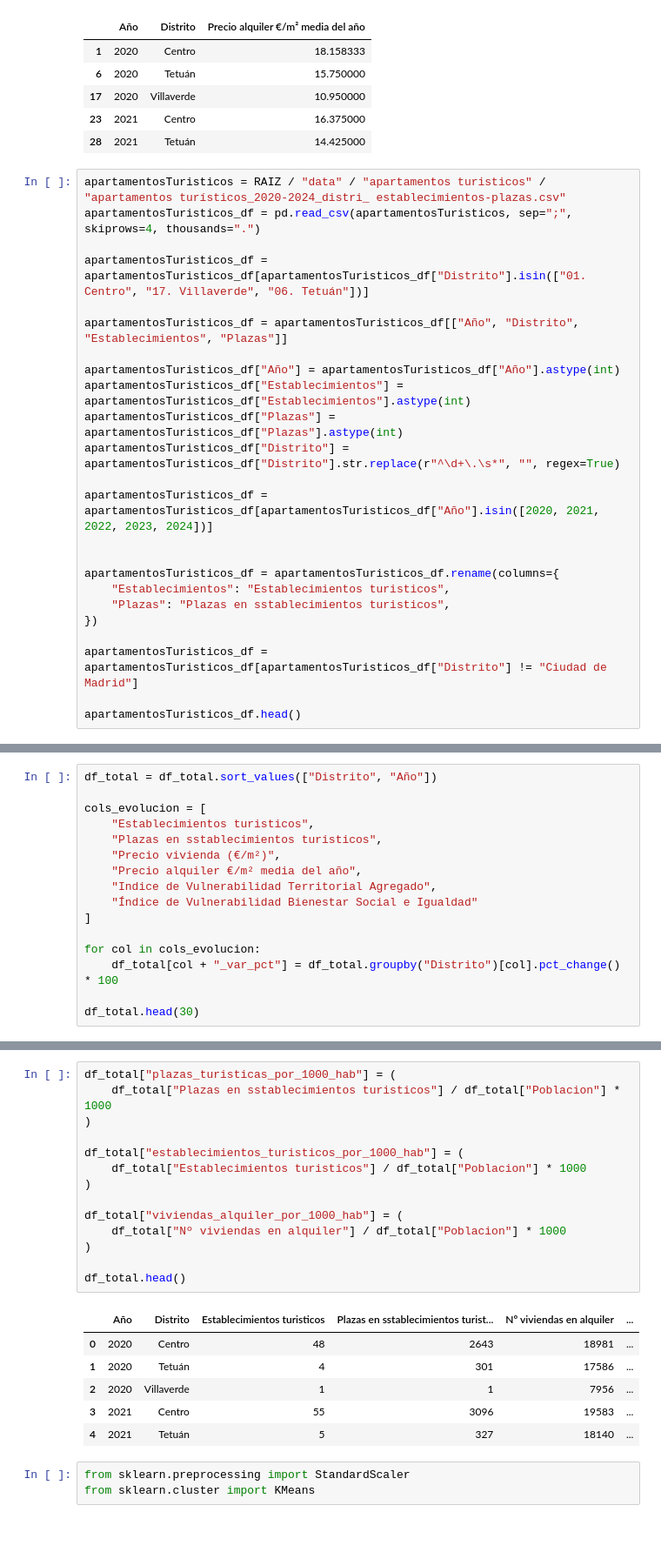
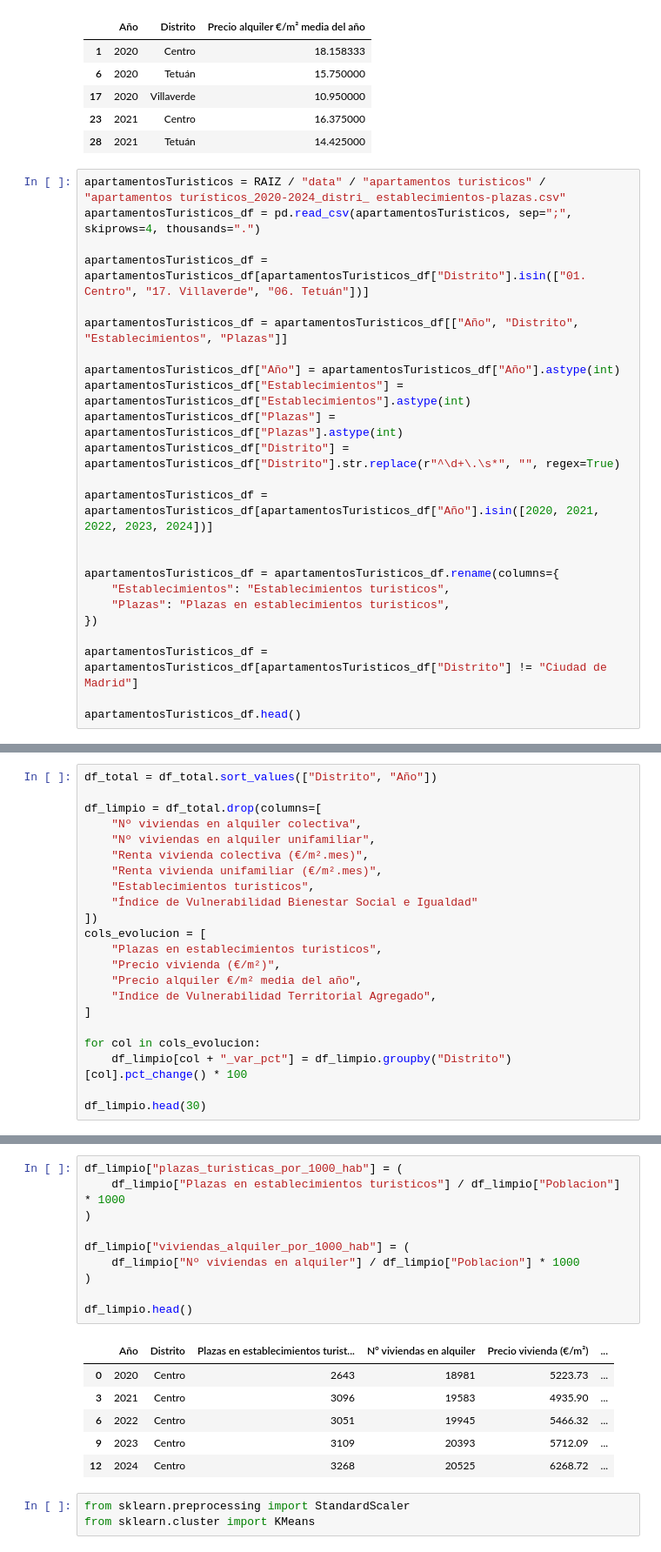
Before and after one commit to dagonz09/Analisis_vivienda_vulnerabilidad_pisos_turisticos_en_distritos_de_Madrid, a Jupyter notebook: src/Codigo/TFM.ipynb, the cells around one changed output, grey strips where cells are left out. Shown at 87% size. Drawn from its saved outputs; the diff is of its cells as text.

```diff
--- a/src/Codigo/TFM.ipynb
+++ b/src/Codigo/TFM.ipynb
@@ -182,7 +183,7 @@ apartamentosTuristicos_df = apartamentosTuristicos_df[apartamentosTuristicos_df[
 
 apartamentosTuristicos_df = apartamentosTuristicos_df.rename(columns={
     "Establecimientos": "Establecimientos turisticos",
-    "Plazas": "Plazas en sstablecimientos turisticos",
+    "Plazas": "Plazas en establecimientos turisticos",
 })
 
 apartamentosTuristicos_df = apartamentosTuristicos_df[apartamentosTuristicos_df["Distrito"] != "Ciudad de Madrid"]
@@ -370,17 +406,23 @@ num_personas                                                1.00
 # %%
 df_total = df_total.sort_values(["Distrito", "Año"])
 
+df_limpio = df_total.drop(columns=[
+    "Nº viviendas en alquiler colectiva",
+    "Nº viviendas en alquiler unifamiliar",
+    "Renta vivienda colectiva (€/m².mes)",
+    "Renta vivienda unifamiliar (€/m².mes)",
+    "Establecimientos turisticos",
+    "Índice de Vulnerabilidad Bienestar Social e Igualdad"
+])
 cols_evolucion = [
-    "Establecimientos turisticos",
-    "Plazas en sstablecimientos turisticos",
+    "Plazas en establecimientos turisticos",
     "Precio vivienda (€/m²)",
     "Precio alquiler €/m² media del año",
     "Indice de Vulnerabilidad Territorial Agregado",
-    "Índice de Vulnerabilidad Bienestar Social e Igualdad"
 ]
 
 for col in cols_evolucion:
-    df_total[col + "_var_pct"] = df_total.groupby("Distrito")[col].pct_change() * 100
+    df_limpio[col + "_var_pct"] = df_limpio.groupby("Distrito")[col].pct_change() * 100
 
-df_total.head(30)
+df_limpio.head(30)
 # %% [output]
@@ -539,24 +526,20 @@ ValueError: Could not interpret value `plazas_por_1000_viviendas_alquiler` for `
 # %%
-df_total["plazas_turisticas_por_1000_hab"] = (
-    df_total["Plazas en sstablecimientos turisticos"] / df_total["Poblacion"] * 1000
+df_limpio["plazas_turisticas_por_1000_hab"] = (
+    df_limpio["Plazas en establecimientos turisticos"] / df_limpio["Poblacion"] * 1000
 )
 
-df_total["establecimientos_turisticos_por_1000_hab"] = (
-    df_total["Establecimientos turisticos"] / df_total["Poblacion"] * 1000
+df_limpio["viviendas_alquiler_por_1000_hab"] = (
+    df_limpio["Nº viviendas en alquiler"] / df_limpio["Poblacion"] * 1000
 )
 
-df_total["viviendas_alquiler_por_1000_hab"] = (
-    df_total["Nº viviendas en alquiler"] / df_total["Poblacion"] * 1000
-)
-
-df_total.head()
+df_limpio.head()
 # %% [output]
-|  | Año | Distrito | Establecimientos turisticos | Plazas en sstablecimientos turist... | Nº viviendas en alquiler | ... |
-| 0 | 2020 | Centro | 48 | 2643 | 18981 | ... |
-| 1 | 2020 | Tetuán | 4 | 301 | 17586 | ... |
-| 2 | 2020 | Villaverde | 1 | 1 | 7956 | ... |
-| 3 | 2021 | Centro | 55 | 3096 | 19583 | ... |
-| 4 | 2021 | Tetuán | 5 | 327 | 18140 | ... |
+|  | Año | Distrito | Plazas en establecimientos turist... | Nº viviendas en alquiler | Precio vivienda (€/m²) | ... |
+| 0 | 2020 | Centro | 2643 | 18981 | 5223.73 | ... |
+| 3 | 2021 | Centro | 3096 | 19583 | 4935.90 | ... |
+| 6 | 2022 | Centro | 3051 | 19945 | 5466.32 | ... |
+| 9 | 2023 | Centro | 3109 | 20393 | 5712.09 | ... |
+| 12 | 2024 | Centro | 3268 | 20525 | 6268.72 | ... |
 # %%
 from sklearn.preprocessing import StandardScaler
 from sklearn.cluster import KMeans
```
Also changed, not shown: parts of 28 cells of this notebook, 5 other files.
